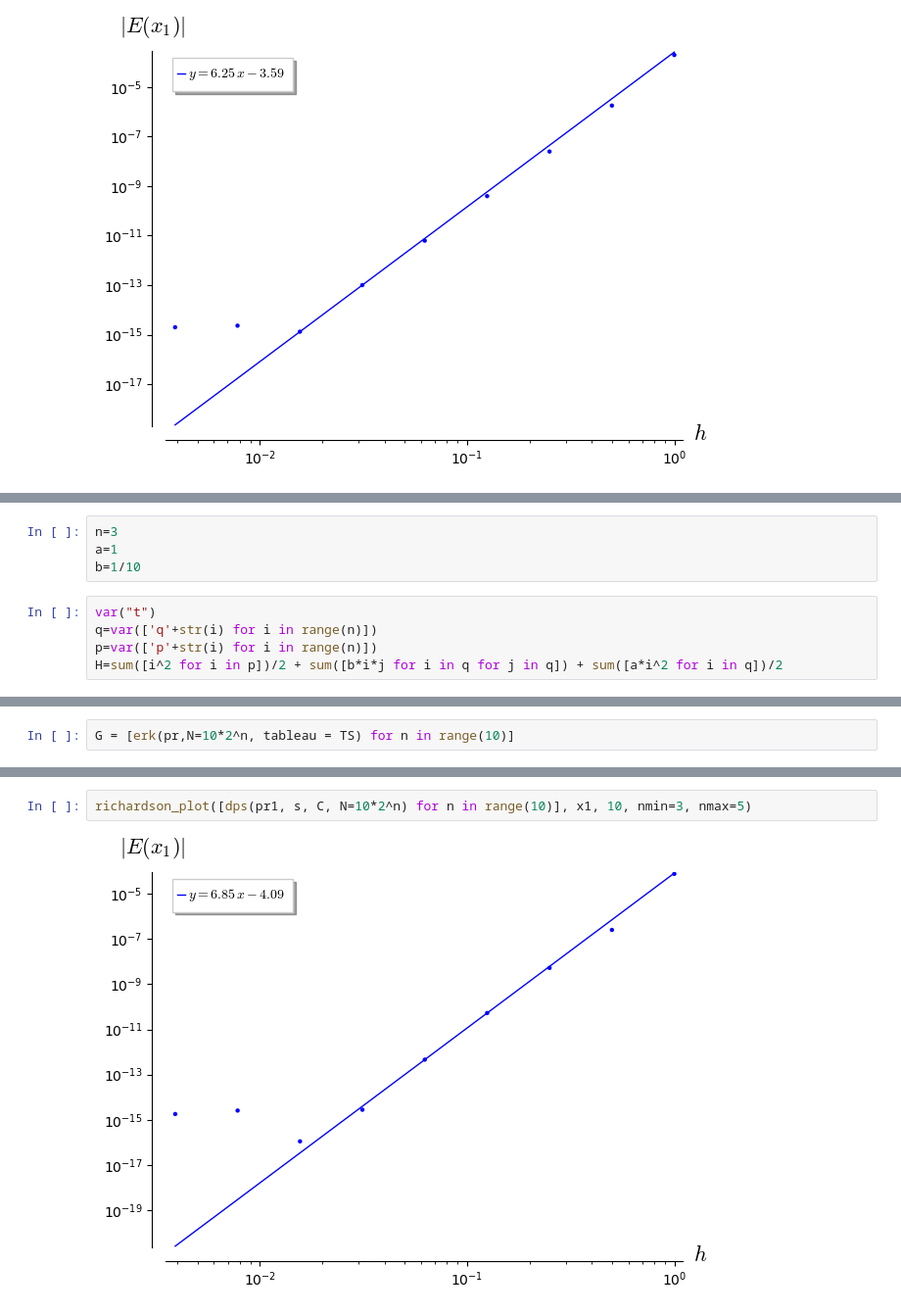
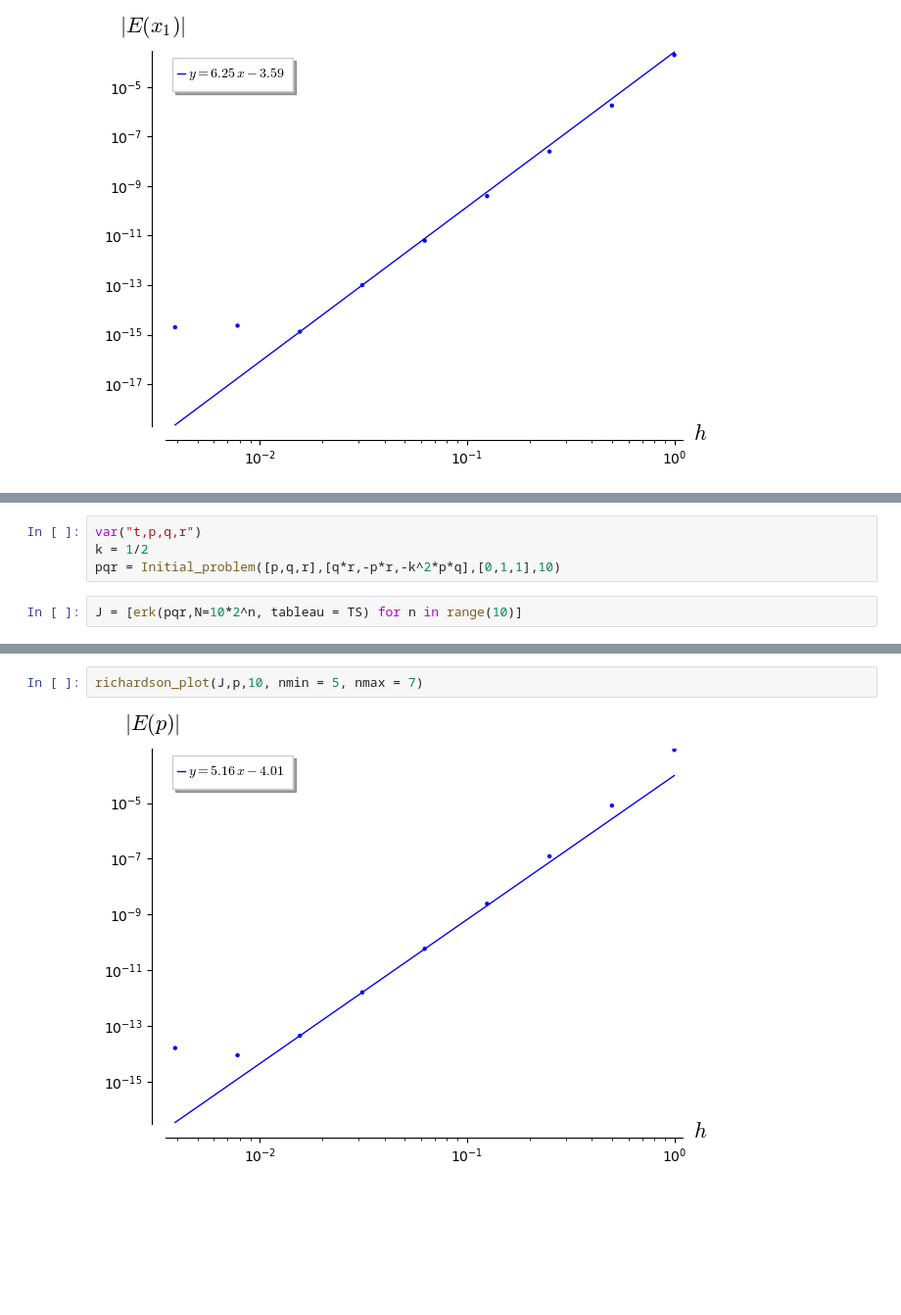
Before and after one commit to vmkadrov/dps, a Jupyter notebook: examples/examples.ipynb, the cells around one changed output, grey strips where cells are left out. Shown at 98% size. Cells and saved outputs as stored; diff of their text form; blank space fills up the shorter version.

```diff
--- a/examples/examples.ipynb
+++ b/examples/examples.ipynb
@@ -286,9 +270,0 @@ $$
-# %%
-n=3
-a=1
-b=1/10
-# %%
-var("t")
-q=var(['q'+str(i) for i in range(n)])
-p=var(['p'+str(i) for i in range(n)])
-H=sum([i^2 for i in p])/2 + sum([b*i*j for i in q for j in q]) + sum([a*i^2 for i in q])/2
@@ -300,2 +273,6 @@ pr=Initial_problem(list(q+p),[diff(H,i) for i in p]+[-diff(H,i) for i in q],q0+p
+# %%
+var("t,p,q,r")
+k = 1/2
+pqr = Initial_problem([p,q,r],[q*r,-p*r,-k^2*p*q],[0,1,1],10)
 # %%
-G = [erk(pr,N=10*2^n, tableau = TS) for n in range(10)]
+J = [erk(pqr,N=10*2^n, tableau = TS) for n in range(10)]
@@ -344,4 +279,4 @@ s.coefficients(right = x)
-# %%
-richardson_plot([dps(pr1, s, C, N=10*2^n) for n in range(10)], x1, 10, nmin=3, nmax=5)
-# %% [output]
-[figure, removed]
+# %%
+richardson_plot(J,p,10, nmin = 5, nmax = 7)
+# %% [output]
+[figure, added]
```
Also changed, not shown: parts of 9 cells of this notebook, 1 other file.
